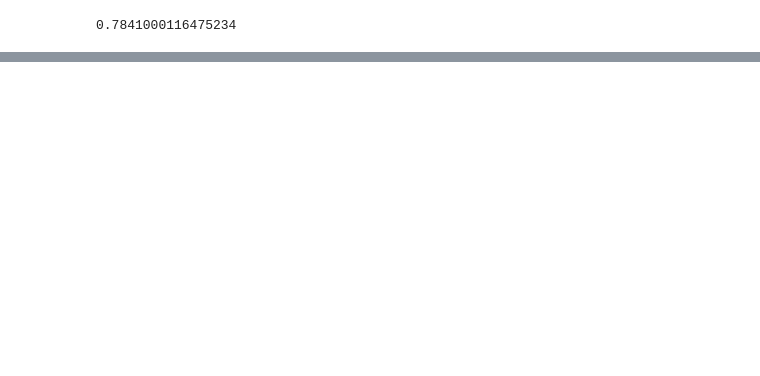
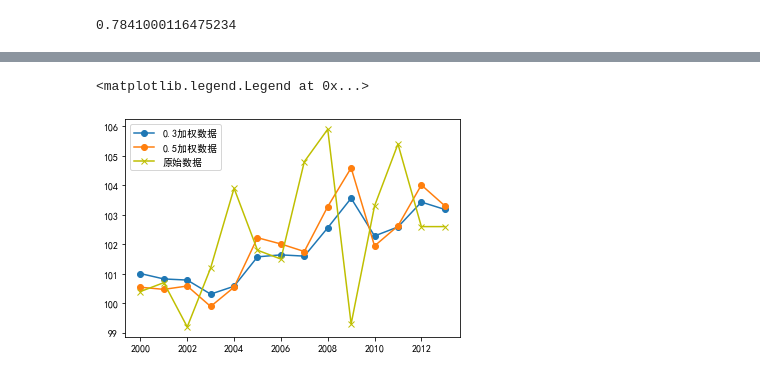
Before and after one commit to xiasummer1019/statis_learning, a Jupyter notebook: time_series/time_series.ipynb, the cells around one changed output, grey strips where cells are left out. Cells and saved outputs as stored; diff of their text form; code cells hidden in the pictures; blank space fills up the shorter version.

```diff
--- a/time_series/time_series.ipynb
+++ b/time_series/time_series.ipynb
@@ -143,0 +234,12 @@ R2(x,y,f)
+# %%
+timeData = data.iloc[:,1]
+ets = SimpleExpSmoothing(timeData)
+fit1 = ets.fit(smoothing_level=0.3)
+fit2 = ets.fit(smoothing_level=0.5)
+plt.plot(index,fit1.fittedvalues, marker='o',label='0.3加权数据')
+plt.plot(index,fit2.fittedvalues, marker='o',label='0.5加权数据')
+plt.plot(index,timeData, 'yx-',label='原始数据')
+plt.legend()
+# %% [output]
+<matplotlib.legend.Legend at 0x...>
+[figure, added]
```
Also changed, not shown: parts of 48 cells of this notebook, 15 other files.
